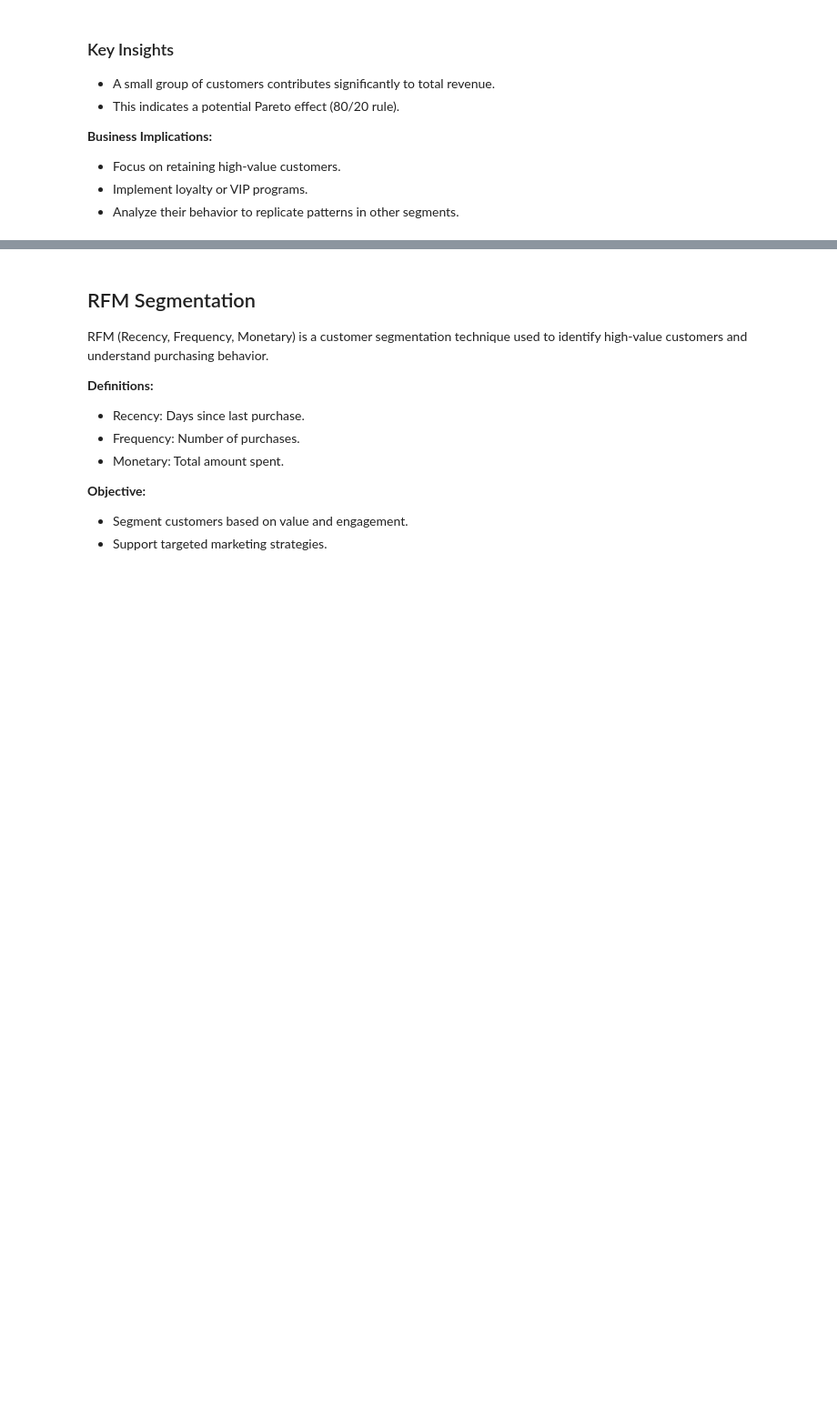
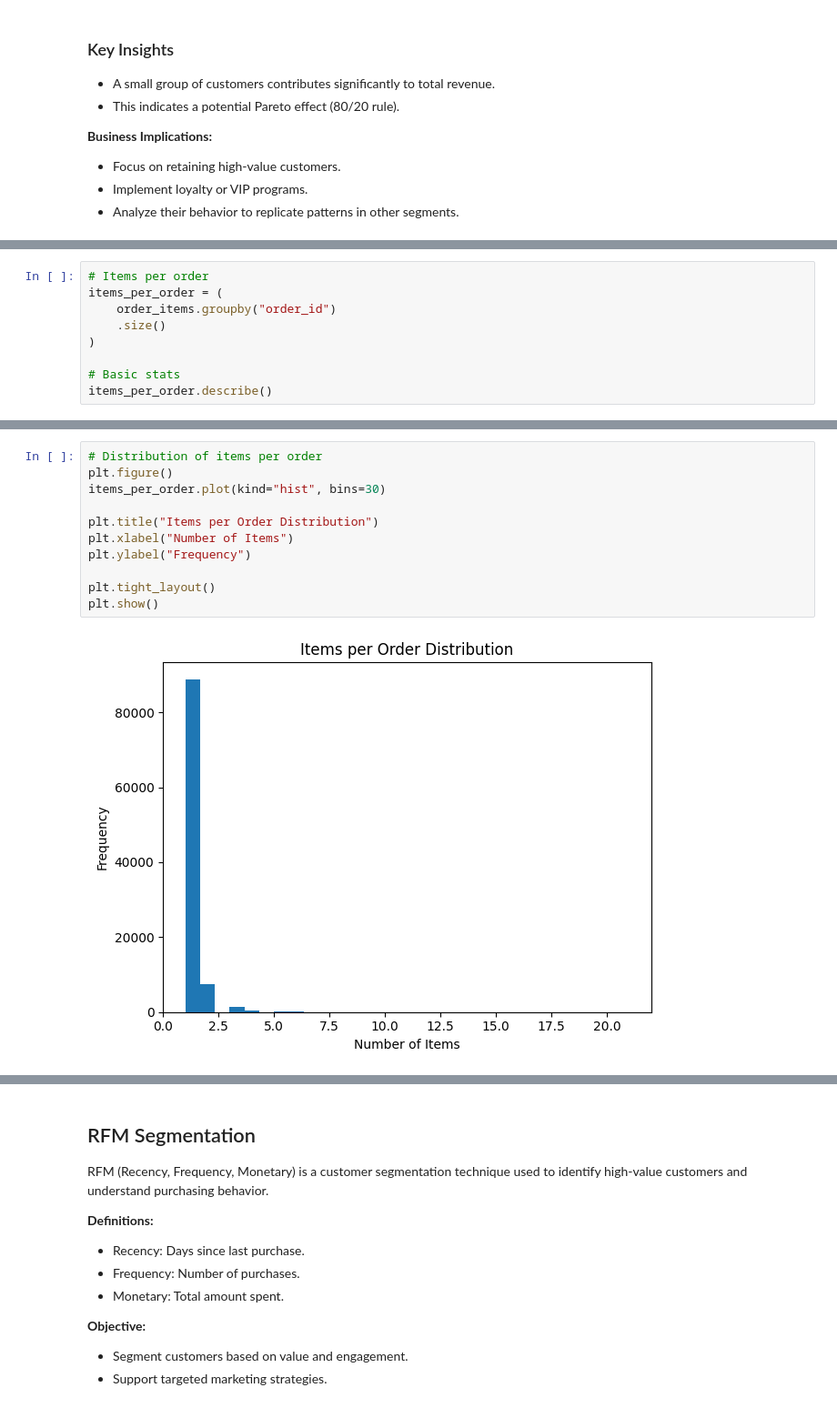
Before and after one commit to FrancoFM93/retail-sales-intelligence, a Jupyter notebook: notebooks/01_data_loading.ipynb, the cells around one changed output, grey strips where cells are left out. Shown at 91% size. Drawn from its saved outputs; the diff is of its cells as text; blank space fills up the shorter version.

```diff
--- a/notebooks/01_data_loading.ipynb
+++ b/notebooks/01_data_loading.ipynb
@@ -507,0 +519,9 @@ top_customers
+# %%
+# Items per order
+items_per_order = (
+    order_items.groupby("order_id")
+    .size()
+)
+
+# Basic stats
+items_per_order.describe()
@@ -507,0 +538,13 @@ top_customers
+# %%
+# Distribution of items per order
+plt.figure()
+items_per_order.plot(kind="hist", bins=30)
+
+plt.title("Items per Order Distribution")
+plt.xlabel("Number of Items")
+plt.ylabel("Frequency")
+
+plt.tight_layout()
+plt.show()
+# %% [output]
+[figure, added]
```
Also changed, not shown: parts of 27 cells of this notebook, 1 other file.
